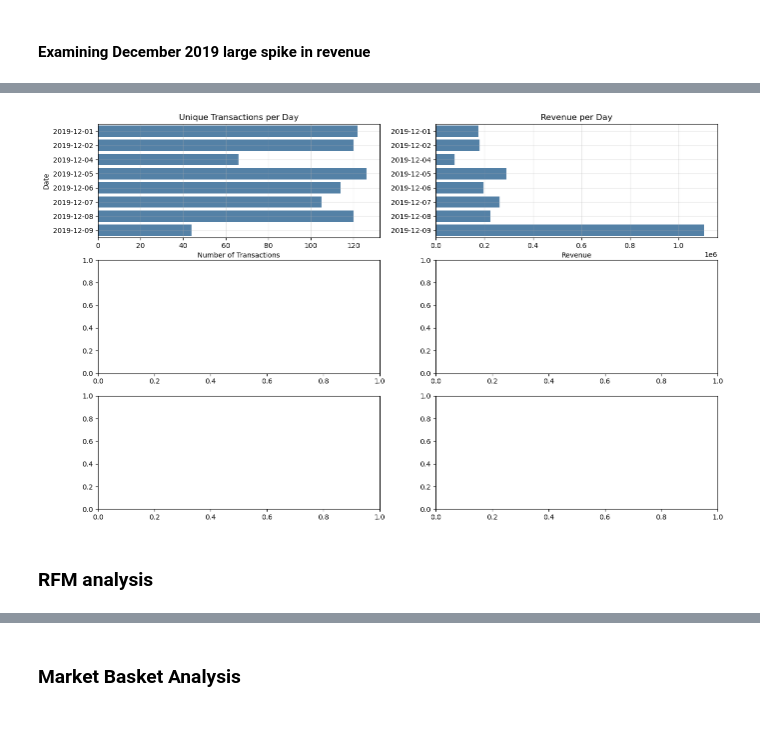
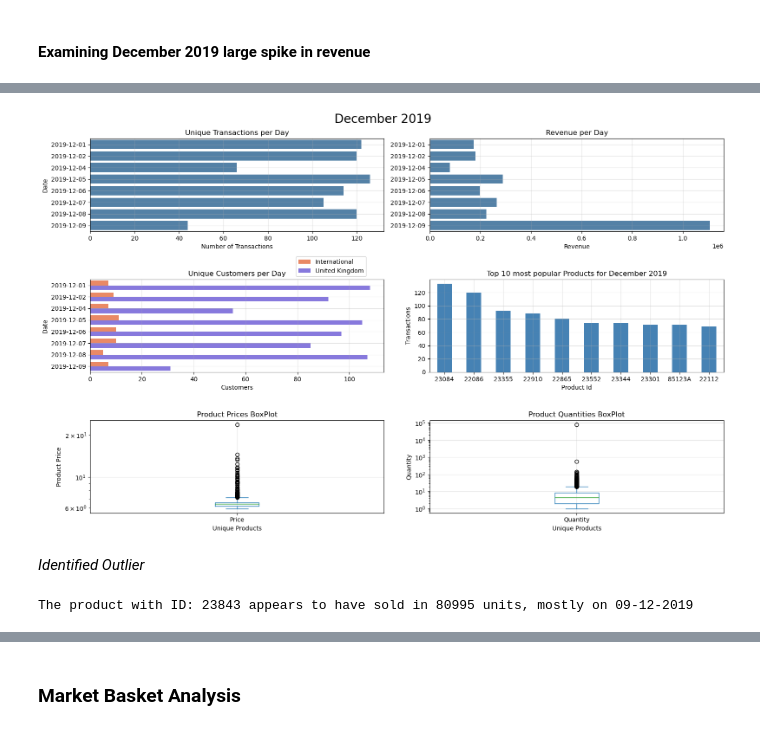
Before and after one commit to SyNikolai/EcommerceAnalytics, a Jupyter notebook: ecommerce.ipynb, the cells around one changed output, grey strips where cells are left out. Cells and saved outputs as stored; diff of their text form; code cells hidden in the pictures.

Commit message:
Updated last parts of the notebook
Created a December 2019 report card to identify the outlier, performed market basket analysis, added cohort analysis

```diff
--- a/ecommerce.ipynb
+++ b/ecommerce.ipynb
@@ -592,22 +564,54 @@ Name: Customer_id, dtype: int64
 # %%
 # Plotting the results
 fig, ((ax1, ax2), (ax3, ax4), (ax5, ax6)) = plt.subplots(nrows=3, ncols=2, figsize=[16,10])
 
 ax1 = sns.barplot(y=u_trans_decem.index.date, x=u_trans_decem.values, color="steelblue", orient="h", ax=ax1)
 ax1.set_title("Unique Transactions per Day")
 ax1.set_ylabel("Date")
 ax1.set_xlabel("Number of Transactions")
 ax1.grid(alpha=0.35)
 
 ax2 = sns.barplot(y=revenue_decem.index.date, x=revenue_decem.values, orient="h", color="steelblue", ax=ax2)
 ax2.set_title("Revenue per Day")
 ax2.set_xlabel("Revenue")
 ax2.grid(alpha=0.35)
 
-ax3 = sns.barplot(x=customers_decem.index, y=customers_decem.values, hue=)
+ax3 = sns.barplot(y=customers_decem.reset_index("Domestic").index.date, x=customers_decem.reset_index().Customer_id.values,
+hue=customers_decem.reset_index().Domestic.values, orient="h", ci=None, palette=["coral","mediumslateblue"], ax=ax3)
+ax3.set_title("Unique Customers per Day")
+ax3.set_xlabel("Customers")
+ax3.set_ylabel("Date")
+ax3.legend(["International","United Kingdom"], bbox_to_anchor=[0.69,1])
+ax3.grid(alpha=0.35)
 
+ax4 = products_decem.sort_values(ascending=False)[:10].plot.bar(ax=ax4, color="steelblue", rot=0)
+ax4.set_title("Top 10 most popular Products for December 2019")
+ax4.set_xlabel("Product Id")
+ax4.set_ylabel("Transactions")
+ax4.grid(alpha=0.35)
+
+ax5 = product_prices.plot.box(ax=ax5)
+ax5.set_title("Product Prices BoxPlot")
+ax5.set_xlabel("Unique Products")
+ax5.set_ylabel("Product Price")
+ax5.set_yscale("log")
+ax5.grid(alpha=0.35)
+
+ax6 = product_quantities.plot.box(ax=ax6)
+ax6.set_title("Product Quantities BoxPlot")
+ax6.set_xlabel("Unique Products")
+ax6.set_ylabel("Quantity")
+ax6.set_yscale("log")
+ax6.grid(alpha=0.35)
+
+plt.suptitle("December 2019", fontsize=20)
+plt.tight_layout()
 plt.show()
 # %% [output]
-[figure, old version]
+[figure, new version]
-# %% [markdown]
-### RFM analysis <a class="anchor" id="rfm-analysis"></a>
+# %% [markdown]
+_Identified Outlier_
+# %%
+print(f"The product with ID: {product_quantities.idxmax()} appears to have sold in {int(product_quantities.max())} units, mostly on 09-12-2019")
+# %% [output]
+The product with ID: 23843 appears to have sold in 80995 units, mostly on 09-12-2019
```
Also changed, not shown: parts of 31 cells of this notebook.
